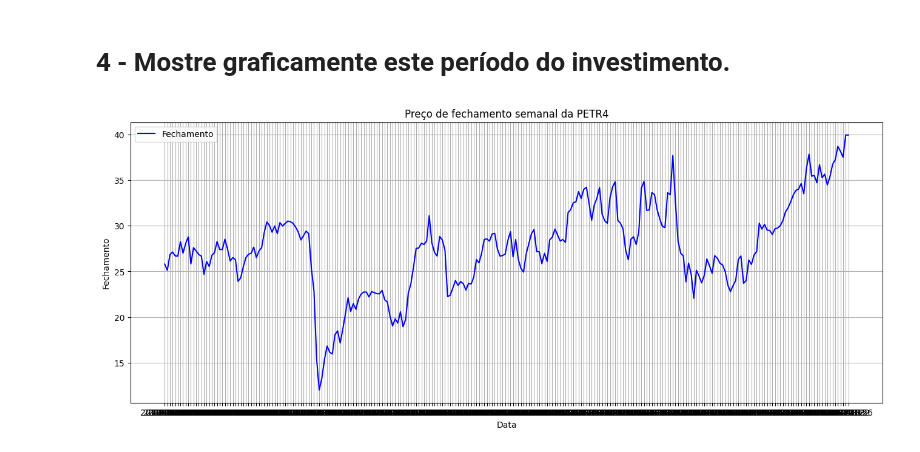
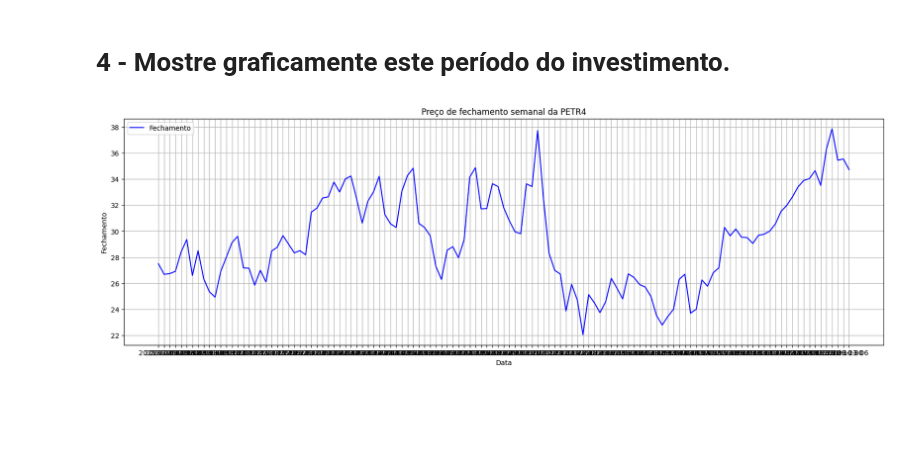
Before and after one commit to ClovisMallmann/DS_Analise_de_acoes, a Jupyter notebook: Analise_acoes_parte1.ipynb, the cells around one changed output. Drawn from its saved outputs; the diff is of its cells as text; code cells hidden in the pictures; blank space fills up the shorter version.

```diff
--- a/Analise_acoes_parte1.ipynb
+++ b/Analise_acoes_parte1.ipynb
@@ -136,12 +140,16 @@ Houve um lucro líquido de  R$29.062. Parabéns!
+# %%
+#Criando novo DataFrame copiando o periodo do investimento somente.
+
+historico_investimento = historico_resumo.loc[127:249].copy()
 # %%
 #Criando o grafico
-plt.figure(figsize=(16,6))
-plt.plot(historico_resumo['Data'], historico_resumo['Fechamento'], label = 'Fechamento', color='blue')
+plt.figure(figsize=(20,6))
+plt.plot(historico_investimento['Data'], historico_investimento['Fechamento'], label = 'Fechamento', color='blue')
 plt.title('Preço de fechamento semanal da PETR4')
 plt.xlabel('Data')
 plt.ylabel('Fechamento')
 plt.legend()
 plt.grid(True)
 plt.show()
 # %% [output]
-[figure, old version]
+[figure, new version]
```
Also changed, not shown: parts of 1 cell of this notebook.
